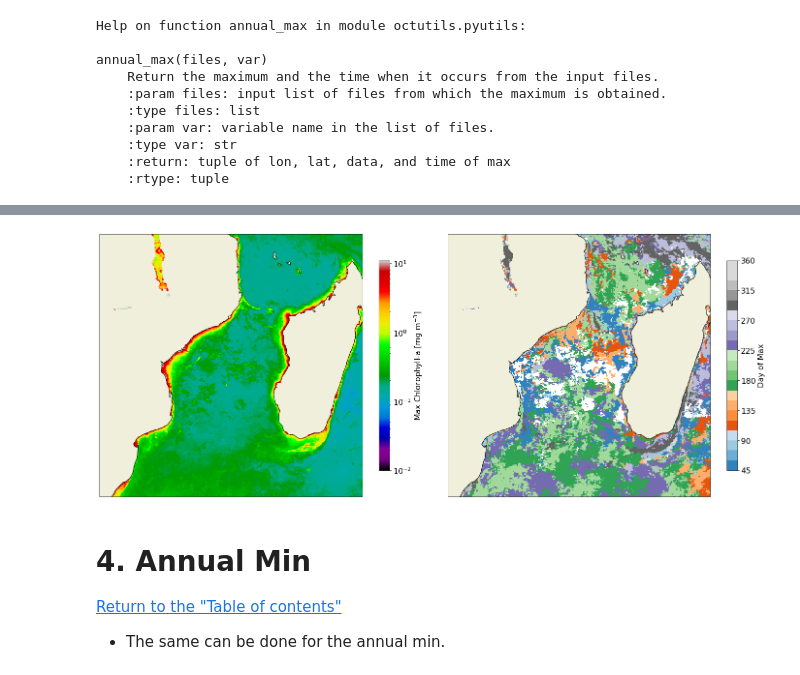
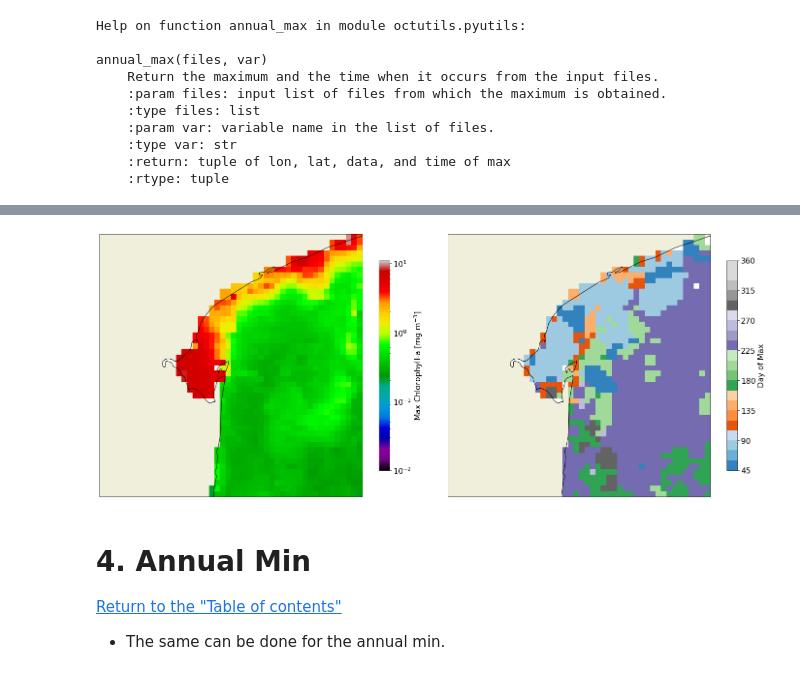
Before and after one commit to Elgyii/ocean-colour-training-ecops-africa, a Jupyter notebook: satellite-data-manipulation-and-analysis/M2L2-time-series-analysis_annual-min-max.ipynb, the cells around one changed output, grey strips where cells are left out. Drawn from its saved outputs; the diff is of its cells as text; code cells hidden in the pictures.

```diff
--- a/satellite-data-manipulation-and-analysis/M2L2-time-series-analysis_annual-min-max.ipynb
+++ b/satellite-data-manipulation-and-analysis/M2L2-time-series-analysis_annual-min-max.ipynb
@@ -123,29 +123,30 @@ Wall time: 216 ms
 # %%
 crs = ccrs.PlateCarree() # map projection
 fig, (ax0, ax1) = plt.subplots(1, 2, figsize=(20,8),
                                subplot_kw={'projection':crs})
 
 # LogNorm for chlorophyll data
 m = ax0.pcolormesh(lon, lat, amax, cmap='nipy_spectral',
                    norm=colors.LogNorm(vmin=0.01, vmax=11), shading='auto')
 cb = fig.colorbar(m, ax=ax0, orientation='vertical', shrink=0.8)
 cb.set_label('Max Chlorophyll-a [mg m$^{-3}$]')
 ax0.coastlines()
 ax0.add_feature(cfeature.LAND)
+ax0.set_extent((32, 34, -27, -25))
 
 # linear scale for day of max data
 levels = ticker.MaxNLocator(nbins=25).tick_values(dmax.min(), dmax.max())
 norm = colors.BoundaryNorm(boundaries=levels, ncolors=levels.size, clip=True)
 m = ax1.pcolormesh(lon, lat, dmax, cmap='tab20c', shading='auto', norm=norm)
 cb = fig.colorbar(m, ax=ax1, orientation='vertical', shrink=0.8)
 cb.set_label('Day of Max')
 ax1.coastlines()
 ax1.add_feature(cfeature.LAND)
-
+ax1.set_extent((32, 34, -27, -25))
 
 fig.tight_layout()
 # %% [output]
-[figure, old version]
+[figure, new version]
 # %% [markdown]
 # 4. Annual Min
 [Return to the "Table of contents"](#Table-of-contents)
```
Also changed, not shown: parts of 3 cells of this notebook, 25 other files.
